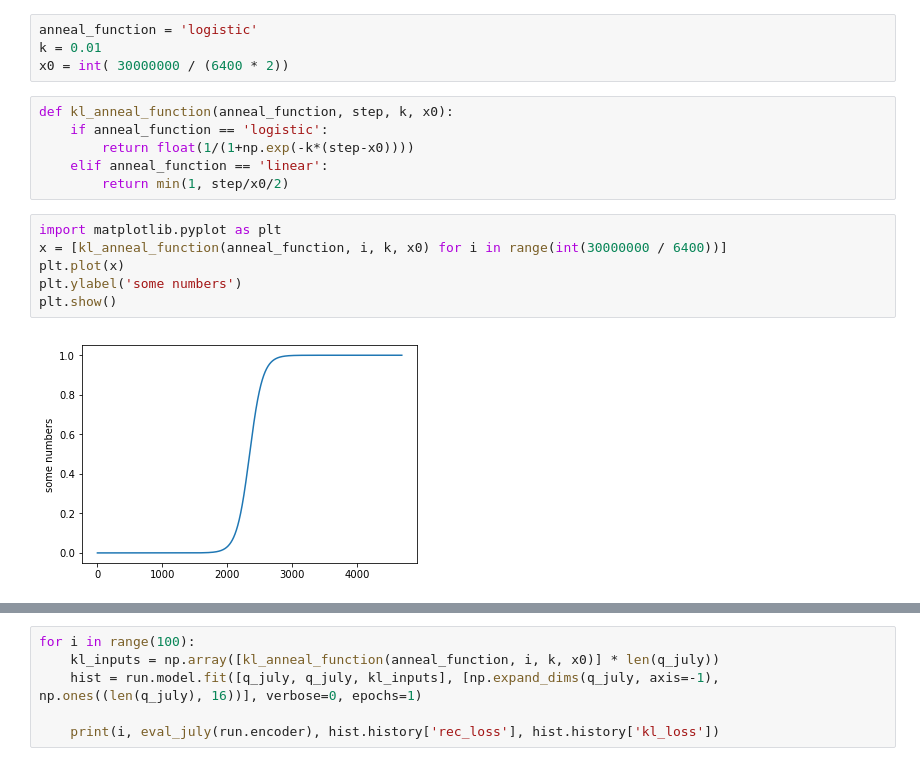
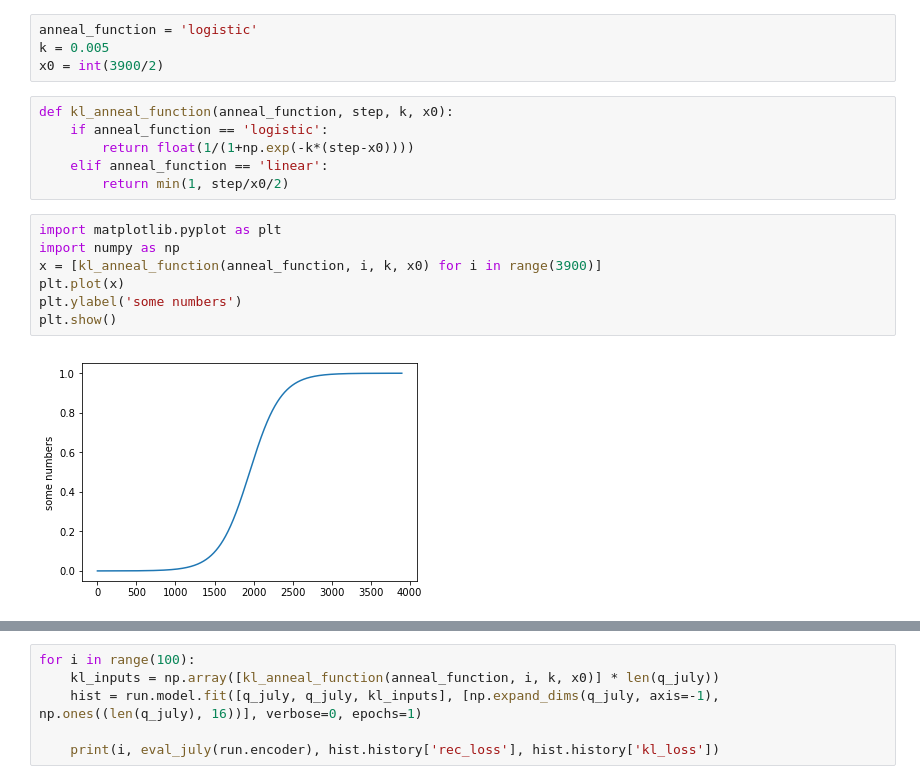
Before and after one commit to t-jamano/workspace, a Jupyter notebook: KL_Annealing + Word Dropout.ipynb, the cells around one changed output, grey strips where cells are left out. Drawn from its saved outputs; the diff is of its cells as text.

```diff
--- a/KL_Annealing + Word Dropout.ipynb
+++ b/KL_Annealing + Word Dropout.ipynb
@@ -124,7 +116,7 @@ run.model.inputs
 # %%
 anneal_function = 'logistic'
-k = 0.01
-x0 = int( 30000000 / (6400 * 2))
+k = 0.005
+x0 = int(3900/2)
 # %%
 def kl_anneal_function(anneal_function, step, k, x0):
     if anneal_function == 'logistic':
@@ -133,9 +125,10 @@ def kl_anneal_function(anneal_function, step, k, x0):
         return min(1, step/x0/2)
 # %%
 import matplotlib.pyplot as plt
-x = [kl_anneal_function(anneal_function, i, k, x0) for i in range(int(30000000 / 6400))]
+import numpy as np
+x = [kl_anneal_function(anneal_function, i, k, x0) for i in range(3900)]
 plt.plot(x)
 plt.ylabel('some numbers')
 plt.show()
 # %% [output]
-[figure, old version]
+[figure, new version]
```
Also changed, not shown: parts of 6 cells of this notebook, 9 other files.
